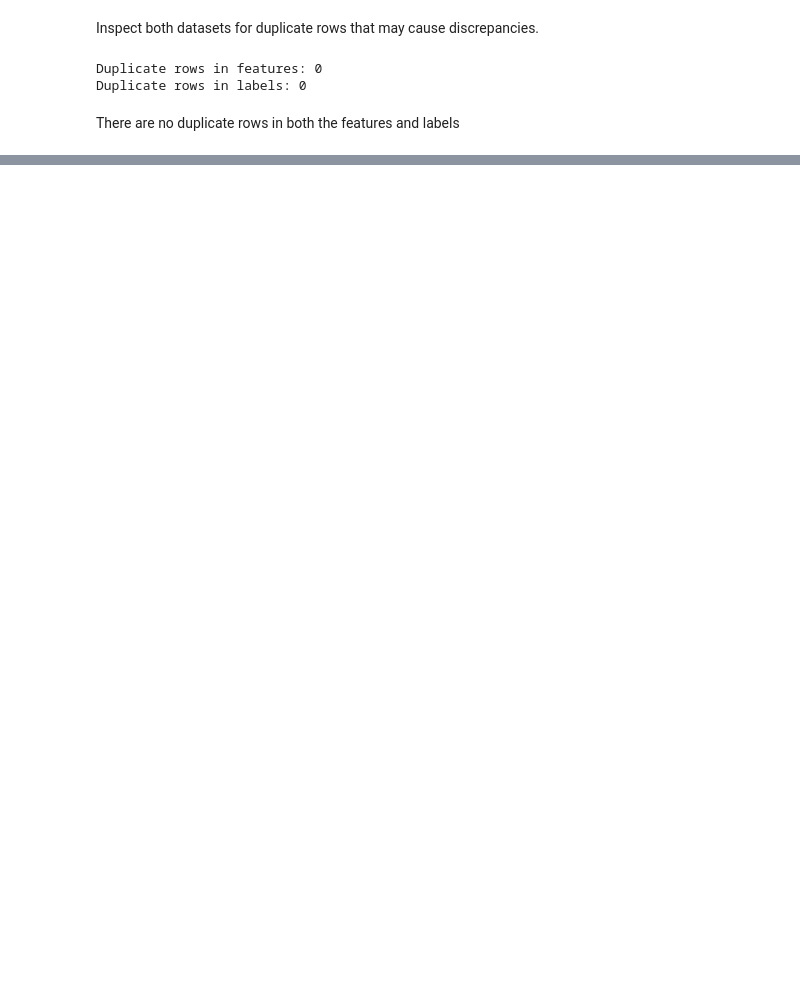
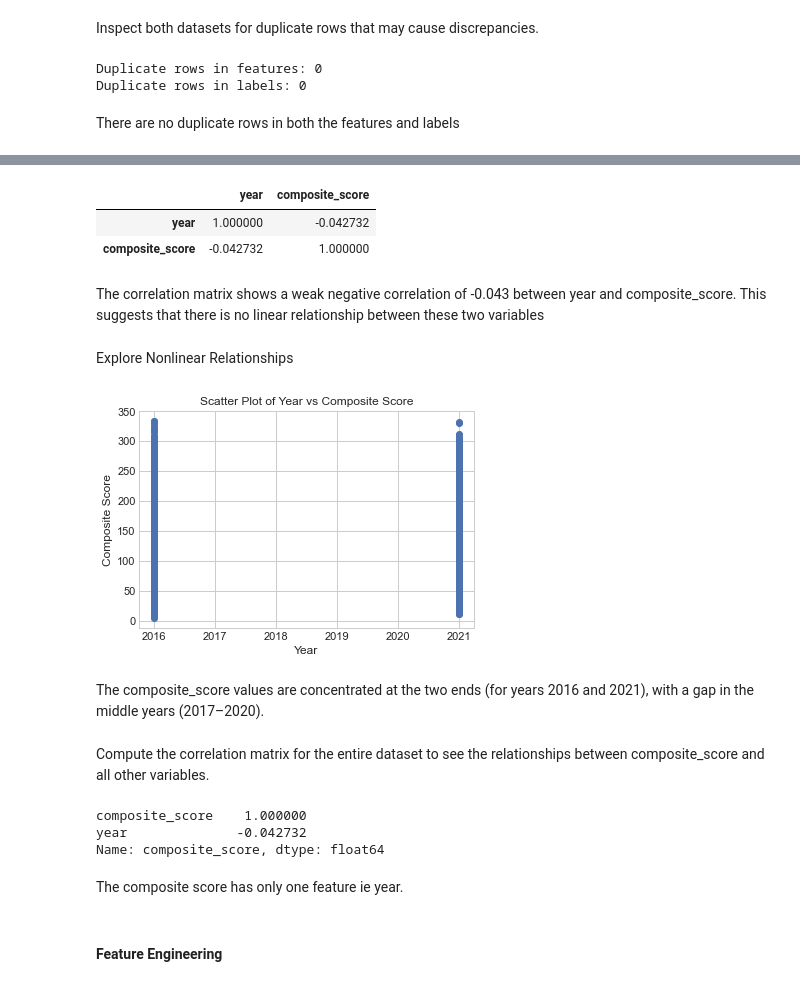
Before and after one commit to geomwangi007/Early-Detection-of-Alzheimer-s-Disease-and-Related-Dementias-Using-Social-Determinants-of-Health, a Jupyter notebook: IPNYBS/Cynthia.ipynb, the cells around one changed output, grey strips where cells are left out. Drawn from its saved outputs; the diff is of its cells as text; code cells hidden in the pictures; blank space fills up the shorter version.

```diff
--- a/IPNYBS/Cynthia.ipynb
+++ b/IPNYBS/Cynthia.ipynb
@@ -381,0 +518,5 @@ There are no duplicate rows in both the features and labels
+# %%
+import pandas as pd
+
+# Assuming 'data' is your NumPy array
+data = pd.DataFrame(data, columns=['uid', 'year', 'composite_score'])
@@ -381,0 +557,37 @@ There are no duplicate rows in both the features and labels
+# %%
+#Analyze Correlations
+df.corr()
+# %% [output]
+|  | year | composite_score |
+| year | 1.000000 | -0.042732 |
+| composite_score | -0.042732 | 1.000000 |
+# %% [markdown]
+The correlation matrix shows a weak negative correlation of -0.043 between year and composite_score. This suggests that there is no linear relationship between these two variables
+# %% [markdown]
+Explore Nonlinear Relationships
+# %%
+import matplotlib.pyplot as plt
+
+plt.scatter(df['year'], df['composite_score'])
+plt.xlabel('Year')
+plt.ylabel('Composite Score')
+plt.title('Scatter Plot of Year vs Composite Score')
+plt.show()
+# %% [output]
+[figure, added]
+# %% [markdown]
+The composite_score values are concentrated at the two ends (for years 2016 and 2021), with a gap in the middle years (2017–2020).
+# %% [markdown]
+ Compute the correlation matrix for the entire dataset to see the relationships between composite_score and all other variables.
+# %%
+# Calculate correlations with composite_score
+correlations = df.corr()['composite_score'].sort_values(ascending=False)
+print(correlations.head(15))  # Display top 15 features most correlated with composite_score
+# %% [output]
+composite_score    1.000000
+year              -0.042732
+Name: composite_score, dtype: float64
+# %% [markdown]
+The composite score has only one feature ie year.
+# %% [markdown]
+#### Feature Engineering
```
Also changed, not shown: parts of 50 cells of this notebook.
